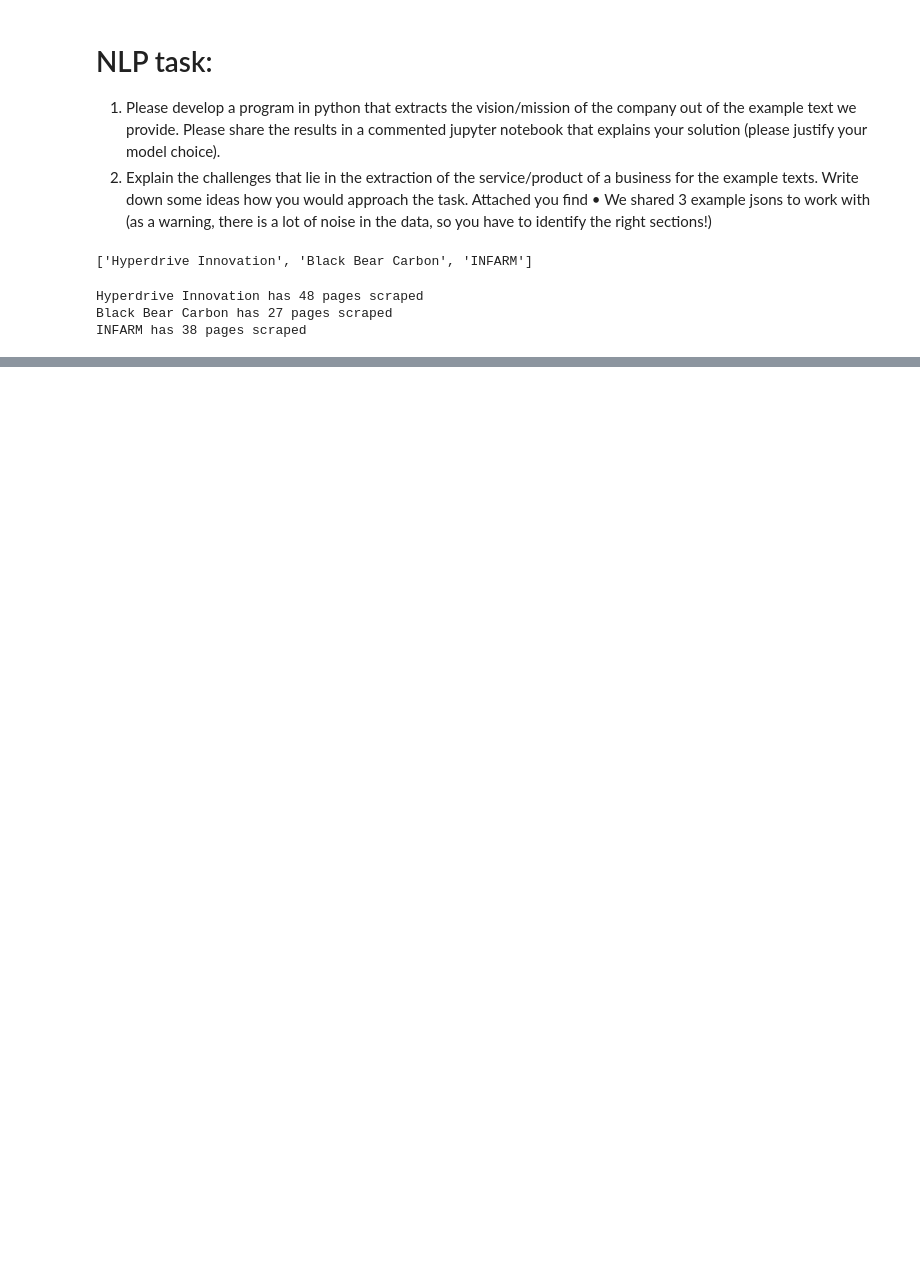
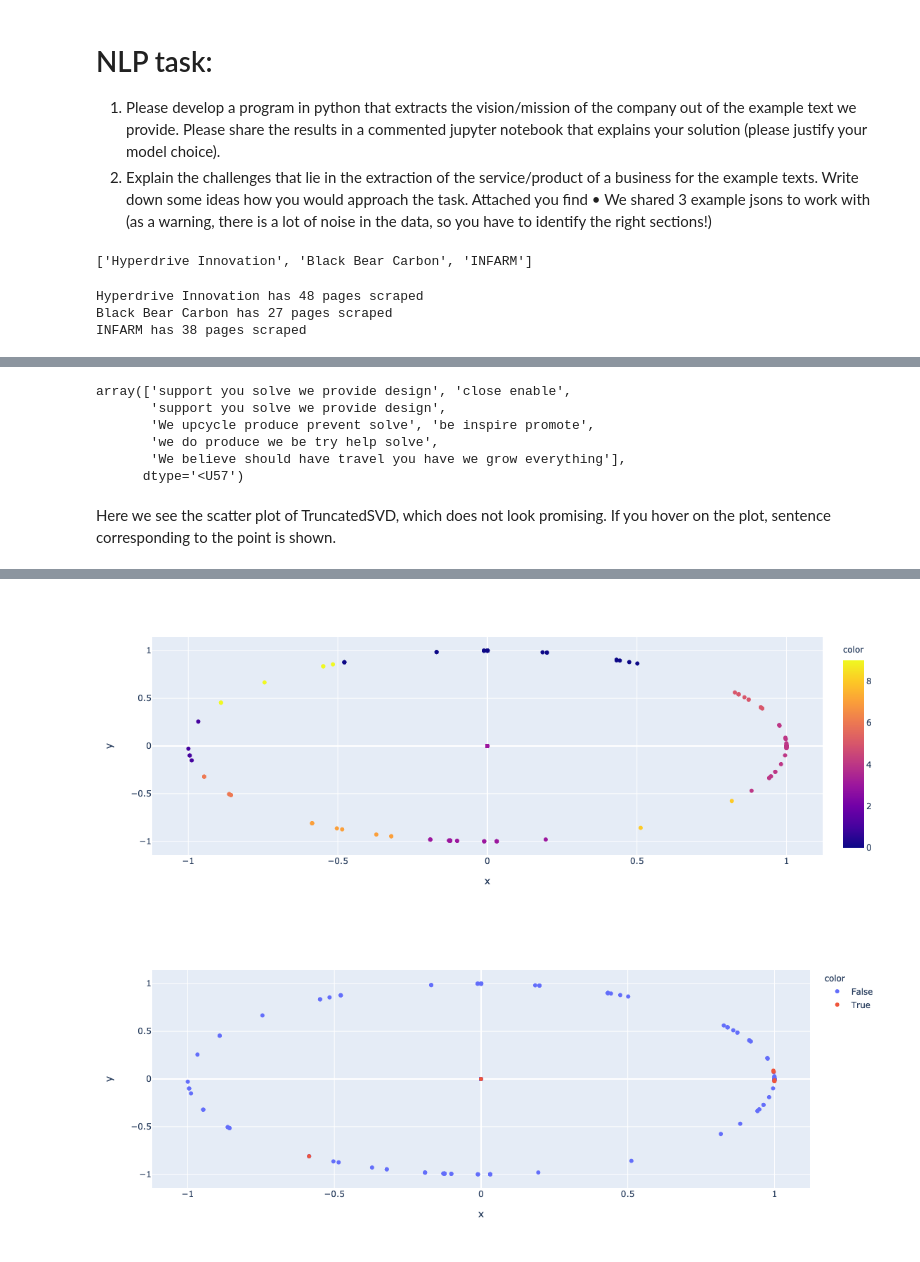
Before and after one commit to oguzserbetci/impact-nexus-task, a Jupyter notebook: VisionExtraction.ipynb, the cells around one changed output, grey strips where cells are left out. Saved outputs shown, nothing was run; the diff lists cells and outputs as text; code cells hidden in the pictures; blank space fills up the shorter version.

```diff
--- a/VisionExtraction.ipynb
+++ b/VisionExtraction.ipynb
@@ -102,0 +42,2 @@ for company, contents in scrape_contents.items():
+# %%
+all_contents = list(sum(list(scrapes.values()), []))
@@ -102,0 +67,56 @@ for company, contents in scrape_contents.items():
+# %%
+np.array(verb_sentences)[mission_label]
+# %% [output]
+array(['support you solve we provide design', 'close enable',
+       'support you solve we provide design',
+       'We upcycle produce prevent solve', 'be inspire promote',
+       'we do produce we be try help solve',
+       'We believe should have travel you have we grow everything'],
+      dtype='<U57')
+# %%
+from sklearn.feature_extraction.text import TfidfVectorizer
+from sklearn.pipeline import make_pipeline
+from sklearn.decomposition import TruncatedSVD
+from sklearn.preprocessing import Normalizer
+from sklearn.cluster import KMeans
+
+N_CLUSTERS = 2
+
+vectorizer = TfidfVectorizer(max_df=0.5, min_df=2, stop_words='english')
+svd = TruncatedSVD(2)
+
+normalizer = Normalizer(copy=False)
+lsa = make_pipeline(svd,
+                    normalizer
+                   )
+
+X = np.array([str(s) for s in verb_sentences])
+
+X_tf = vectorizer.fit_transform(X)
+
+X_lsa = lsa.fit_transform(X_tf)
+# %%
+from matplotlib import pyplot as plt
+
+def scatter_plot(X, sentences, labels):
+    fig = px.scatter(x=X[:, 0], y=X[:, 1],
+                     color=labels,
+                     text=[str(s) for s in sentences],
+                     )
+    fig.update_traces(mode="markers",
+                      hoverinfo=["text"]
+                     )
+
+    fig.show()
+# %% [markdown]
+Here we see the scatter plot of TruncatedSVD, which does not look promising.
+If you hover on the plot, sentence corresponding to the point is shown.
+# %%
+import plotly.express as px
+
+km = KMeans(n_clusters=10, init='k-means++', max_iter=100, n_init=1)
+clusters = km.fit_transform(X_lsa)
+
+scatter_plot(X_lsa, zip(verb_sentences, sentences), clusters.argmax(1))
+scatter_plot(X_lsa, zip(verb_sentences, sentences), mission_label)
+# %% [output]
@@ -102,0 +124,2 @@ for company, contents in scrape_contents.items():
+[figure, added]
+[figure, added]
```
Also changed, not shown: parts of 18 cells of this notebook, 4 other files.
